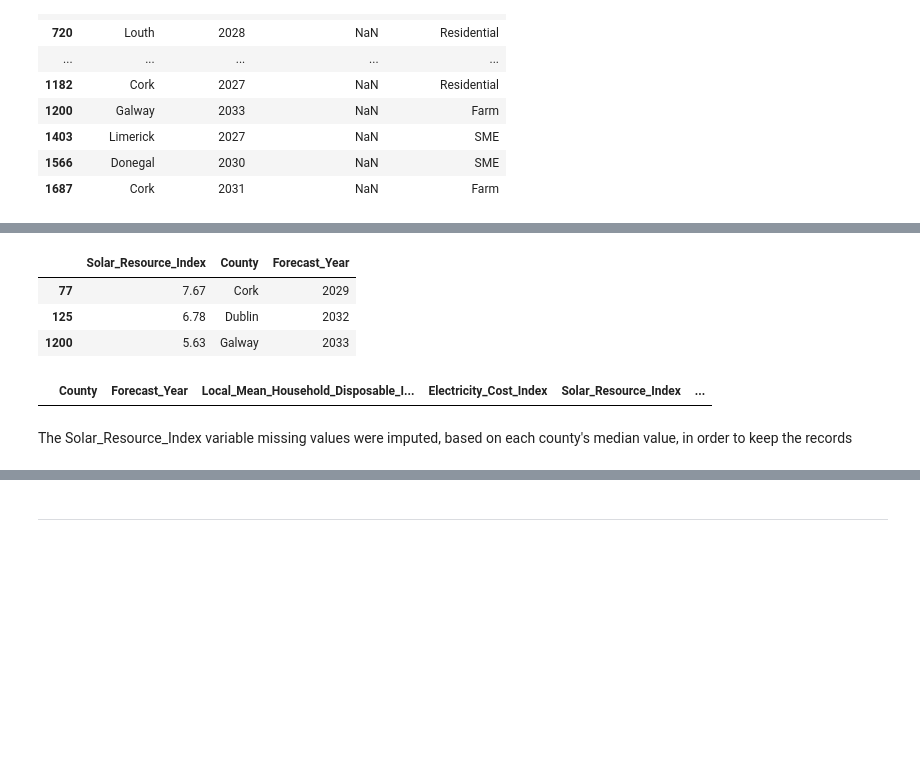
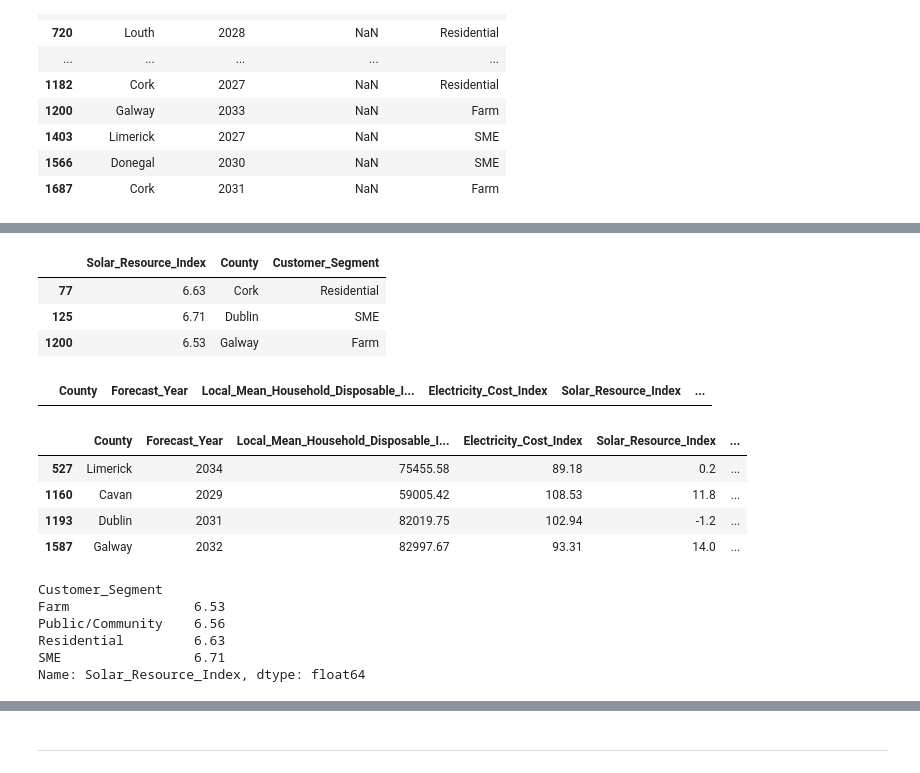
Before and after one commit to sba26096-CiaranLynch/IntegratedCA2, a Jupyter notebook: Integrated_CA_2.ipynb, the cells around one changed output, grey strips where cells are left out. Drawn from its saved outputs; the diff is of its cells as text; code cells hidden in the pictures; blank space fills up the shorter version.

```diff
--- a/Integrated_CA_2.ipynb
+++ b/Integrated_CA_2.ipynb
@@ -725,0 +857,7 @@ df.loc[
+# %%
+df["Local_Mean_Household_Disposable_Income_EUR"] = np.where(
+    (df["Local_Mean_Household_Disposable_Income_EUR"] < 35000) |
+    (df["Local_Mean_Household_Disposable_Income_EUR"] > 125000),
+    df["County"].map(county_Income_medians),
+    df["Local_Mean_Household_Disposable_Income_EUR"]
+)
@@ -796,7 +945,5 @@ Name: Electricity_Cost_Index, dtype: float64
 # %%
-df["Electricity_Cost_Index"] = (
-    df["Electricity_Cost_Index"].fillna(df["County"].map(cost_index_medians) )
-)
+df["Electricity_Cost_Index"] = (df["Electricity_Cost_Index"].fillna( scenario_Baseline))
 # %%
 # check to see if the record updated correctly
 df.loc[ [250, 444, 1837], ["Electricity_Cost_Index", "County", "Forecast_Year"] ]
@@ -844,7 +1058,7 @@ df.loc[
 | 1566 | Donegal | 2030 | NaN | SME |
 | 1687 | Cork | 2031 | NaN | Farm |
 # %%
-SR_index_medians = df.groupby("County")[
+SR_index_medians = df.groupby("Customer_Segment")[
     "Solar_Resource_Index"].median().round(2)
 
 print(SR_index_medians)
@@ -868,21 +1071,43 @@ Wicklow      6.97
 Name: Solar_Resource_Index, dtype: float64
 # %%
 df["Solar_Resource_Index"] = (
-    df["Solar_Resource_Index"].fillna(df["County"].map(SR_index_medians) )
+    df["Solar_Resource_Index"].fillna(df["Customer_Segment"].map(SR_index_medians) )
 )
 # %%
 # check to see if the record updated correctly
-df.loc[ [77, 125, 1200], ["Solar_Resource_Index", "County", "Forecast_Year"] ]
+df.loc[ [77, 125, 1200], ["Solar_Resource_Index", "County", "Customer_Segment"] ]
 # %% [output]
-|  | Solar_Resource_Index | County | Forecast_Year |
-| 77 | 7.67 | Cork | 2029 |
-| 125 | 6.78 | Dublin | 2032 |
-| 1200 | 5.63 | Galway | 2033 |
+|  | Solar_Resource_Index | County | Customer_Segment |
+| 77 | 6.63 | Cork | Residential |
+| 125 | 6.71 | Dublin | SME |
+| 1200 | 6.53 | Galway | Farm |
 # %%
 df.loc[
     df["Solar_Resource_Index"].isna()
     ]
 # %% [output]
 |  | County | Forecast_Year | Local_Mean_Household_Disposable_I... | Electricity_Cost_Index | Solar_Resource_Index | ... |
-# %% [markdown]
-The Solar_Resource_Index variable missing values were imputed, based on each county's median value, in order to keep the records
+# %%
+df.loc[
+     (df["Solar_Resource_Index"] < 1) |
+     (df["Solar_Resource_Index"] > 10 )
+
+]
+# %% [output]
+|  | County | Forecast_Year | Local_Mean_Household_Disposable_I... | Electricity_Cost_Index | Solar_Resource_Index | ... |
+| 527 | Limerick | 2034 | 75455.58 | 89.18 | 0.2 | ... |
+| 1160 | Cavan | 2029 | 59005.42 | 108.53 | 11.8 | ... |
+| 1193 | Dublin | 2031 | 82019.75 | 102.94 | -1.2 | ... |
+| 1587 | Galway | 2032 | 82997.67 | 93.31 | 14.0 | ... |
+# %%
+SR_index_medians = df.groupby("Customer_Segment")[
+    "Solar_Resource_Index"].median().round(2)
+
+print(SR_index_medians)
+# %% [output]
+Customer_Segment
+Farm                6.53
+Public/Community    6.56
+Residential         6.63
+SME                 6.71
+Name: Solar_Resource_Index, dtype: float64
```
Also changed, not shown: parts of 293 cells of this notebook, 2 other files.
